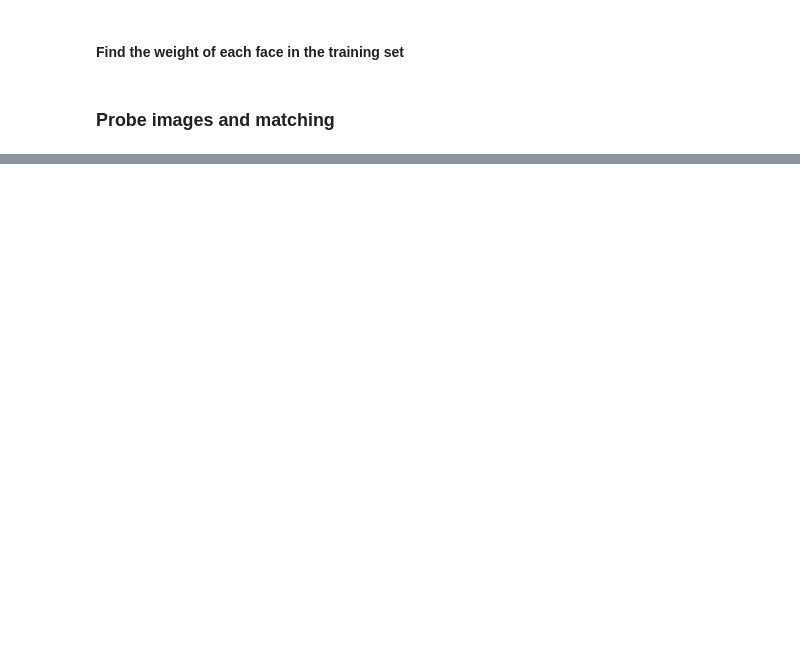
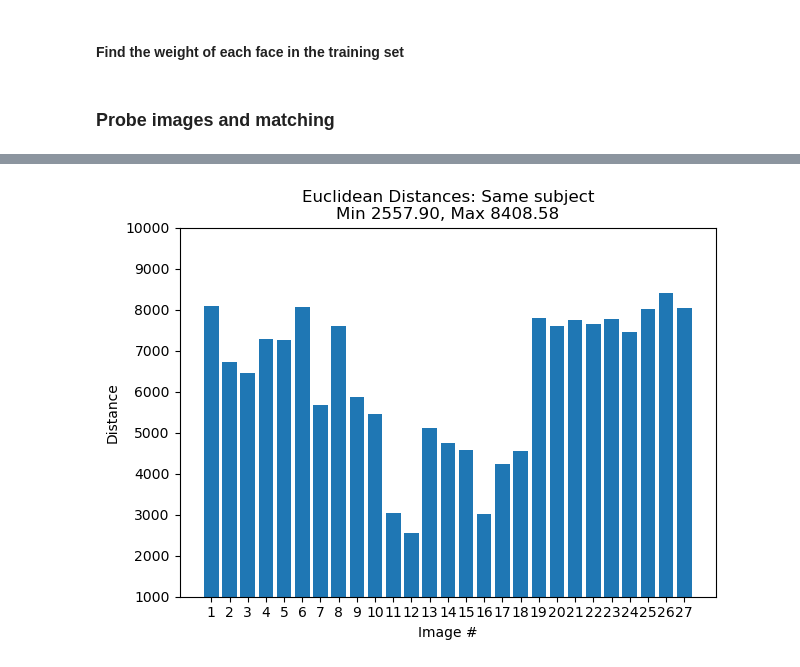
Before and after one commit to Abid-Al-Labib/ENCM-509, a Jupyter notebook: lab 6/lab06.ipynb, the cells around one changed output, grey strips where cells are left out. Saved outputs shown, nothing was run; the diff lists cells and outputs as text; code cells hidden in the pictures; blank space fills up the shorter version.

```diff
--- a/lab 6/lab06.ipynb
+++ b/lab 6/lab06.ipynb
@@ -301,0 +436,24 @@ for i in range(p.shape[1]):
+# %%
+eSameSubject = np.zeros((27,1))
+
+for i in range(omega.shape[1]):
+    q = omega[:,i].reshape(-1,1)
+    DiffWeight = InImWeight - q
+    mag = np.linalg.norm(DiffWeight)
+    eSameSubject[i] = mag
+
+# max/min Euclidean distance
+MaximumValue = np.max(eSameSubject)
+MinimumValue = np.min(eSameSubject)
+# %%
+labels = ('1', '2', '3', '4', '5', '6', '7', '8', '9',
+          '10','11','12','13','14','15','16','17','18','19','20','21','22','23','24','25','26','27')
+
+plt.bar(np.arange(len(eSameSubject)), eSameSubject.flatten(), tick_label=labels)
+plt.ylim([1000, 10000])
+plt.xlabel('Image #')
+plt.ylabel('Distance')
+plt.title('Euclidean Distances: Same subject\n'\
+          'Min {:.2f}, Max {:.2f}'.format(MinimumValue, MaximumValue));
+# %% [output]
+[figure, added]
```
Also changed, not shown: parts of 22 cells of this notebook.
